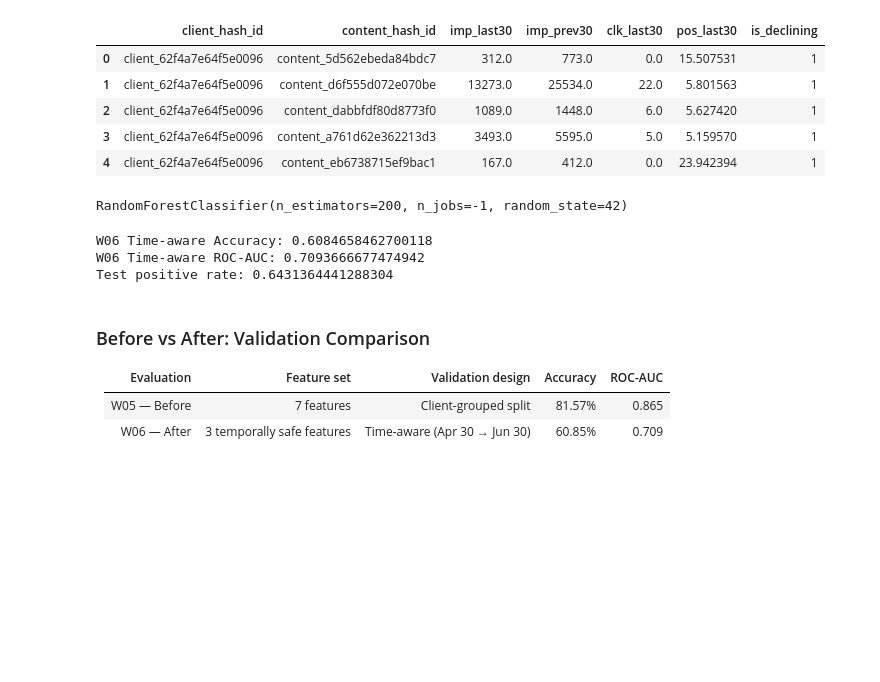
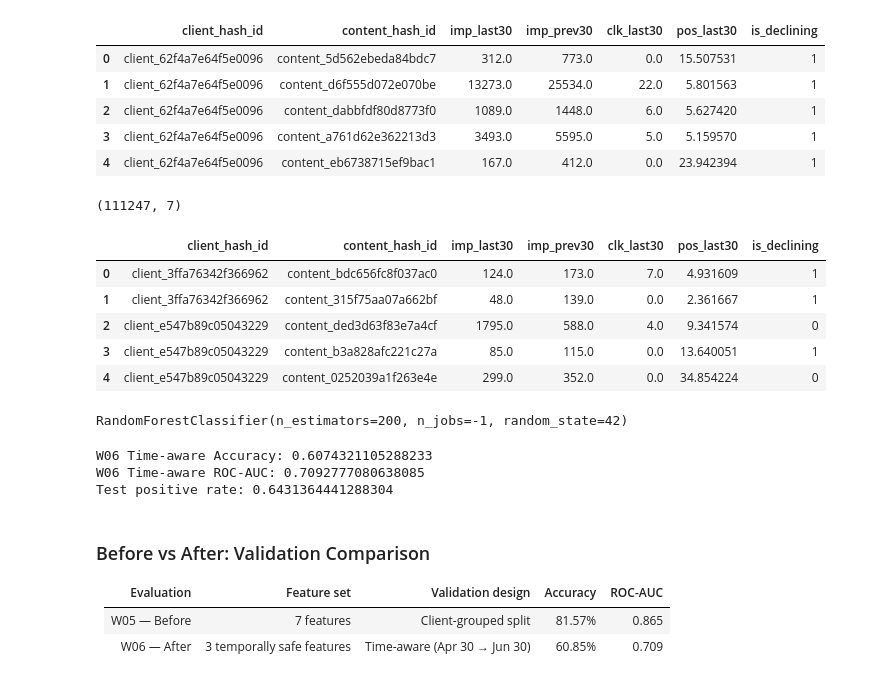
Before and after one commit to limon-available/starter-notebook, a Jupyter notebook: work/notebooks/w06_validation_audit.ipynb, the cells around one changed output. Drawn from its saved outputs; the diff is of its cells as text; code cells hidden in the pictures; blank space fills up the shorter version.

```diff
--- a/work/notebooks/w06_validation_audit.ipynb
+++ b/work/notebooks/w06_validation_audit.ipynb
@@ -165,6 +165,78 @@ train_snapshot.head()
 | 2 | client_62f4a7e64f5e0096 | content_dabbfdf80d8773f0 | 1089.0 | 1448.0 | 6.0 | 5.627420 | 1 |
 | 3 | client_62f4a7e64f5e0096 | content_a761d62e362213d3 | 3493.0 | 5595.0 | 5.0 | 5.159570 | 1 |
 | 4 | client_62f4a7e64f5e0096 | content_eb6738715ef9bac1 | 167.0 | 412.0 | 0.0 | 23.942394 | 1 |
+# %%
+TEST_END = "2026-06-30"
+
+test_snapshot = con.sql(f"""
+    WITH windowed AS (
+        SELECT
+            client_hash_id,
+            content_hash_id,
+
+            SUM(
+                CASE
+                    WHEN report_date > DATE '{TEST_END}' - INTERVAL 30 DAY
+                     AND report_date <= DATE '{TEST_END}'
+                    THEN gsc_impressions
+                    ELSE 0
+                END
+            ) AS imp_last30,
+
+            SUM(
+                CASE
+                    WHEN report_date > DATE '{TEST_END}' - INTERVAL 60 DAY
+                     AND report_date <= DATE '{TEST_END}' - INTERVAL 30 DAY
+                    THEN gsc_impressions
+                    ELSE 0
+                END
+            ) AS imp_prev30,
+
+            SUM(
+                CASE
+                    WHEN report_date > DATE '{TEST_END}' - INTERVAL 30 DAY
+                     AND report_date <= DATE '{TEST_END}'
+                    THEN gsc_clicks
+                    ELSE 0
+                END
+            ) AS clk_last30,
+
+            AVG(
+                CASE
+                    WHEN report_date > DATE '{TEST_END}' - INTERVAL 30 DAY
+                     AND report_date <= DATE '{TEST_END}'
+                    THEN gsc_avg_position
+                END
+            ) AS pos_last30
+
+        FROM {TABLES['fact_daily']}
+
+        WHERE report_date <= DATE '{TEST_END}'
+          AND report_date > DATE '{TEST_END}' - INTERVAL 60 DAY
+
+        GROUP BY client_hash_id, content_hash_id
+    )
+
+    SELECT *
+    FROM windowed
+    WHERE imp_prev30 >= 100
+""").df()
+
+test_snapshot["is_declining"] = (
+    test_snapshot["imp_last30"]
+    < 0.8 * test_snapshot["imp_prev30"]
+).astype(int)
+
+print(test_snapshot.shape)
+test_snapshot.head()
+# %% [output]
+(111247, 7)
+|  | client_hash_id | content_hash_id | imp_last30 | imp_prev30 | clk_last30 | pos_last30 | is_declining |
+| 0 | client_3ffa76342f366962 | content_bdc656fc8f037ac0 | 124.0 | 173.0 | 7.0 | 4.931609 | 1 |
+| 1 | client_3ffa76342f366962 | content_315f75aa07a662bf | 48.0 | 139.0 | 0.0 | 2.361667 | 1 |
+| 2 | client_e547b89c05043229 | content_ded3d63f83e7a4cf | 1795.0 | 588.0 | 4.0 | 9.341574 | 0 |
+| 3 | client_e547b89c05043229 | content_b3a828afc221c27a | 85.0 | 115.0 | 0.0 | 13.640051 | 1 |
+| 4 | client_e547b89c05043229 | content_0252039a1f263e4e | 299.0 | 352.0 | 0.0 | 34.854224 | 0 |
 # %%
 features_w06 = [
     "imp_prev30",
@@ -202,8 +274,8 @@ print("W06 Time-aware Accuracy:", accuracy)
 print("W06 Time-aware ROC-AUC:", auc)
 print("Test positive rate:", y_test.mean())
 # %% [output]
-W06 Time-aware Accuracy: 0.6084658462700118
-W06 Time-aware ROC-AUC: 0.7093666677474942
+W06 Time-aware Accuracy: 0.6074321105288233
+W06 Time-aware ROC-AUC: 0.7092777080638085
 Test positive rate: 0.6431364441288304
 # %% [markdown]
 ### Before vs After: Validation Comparison
```
